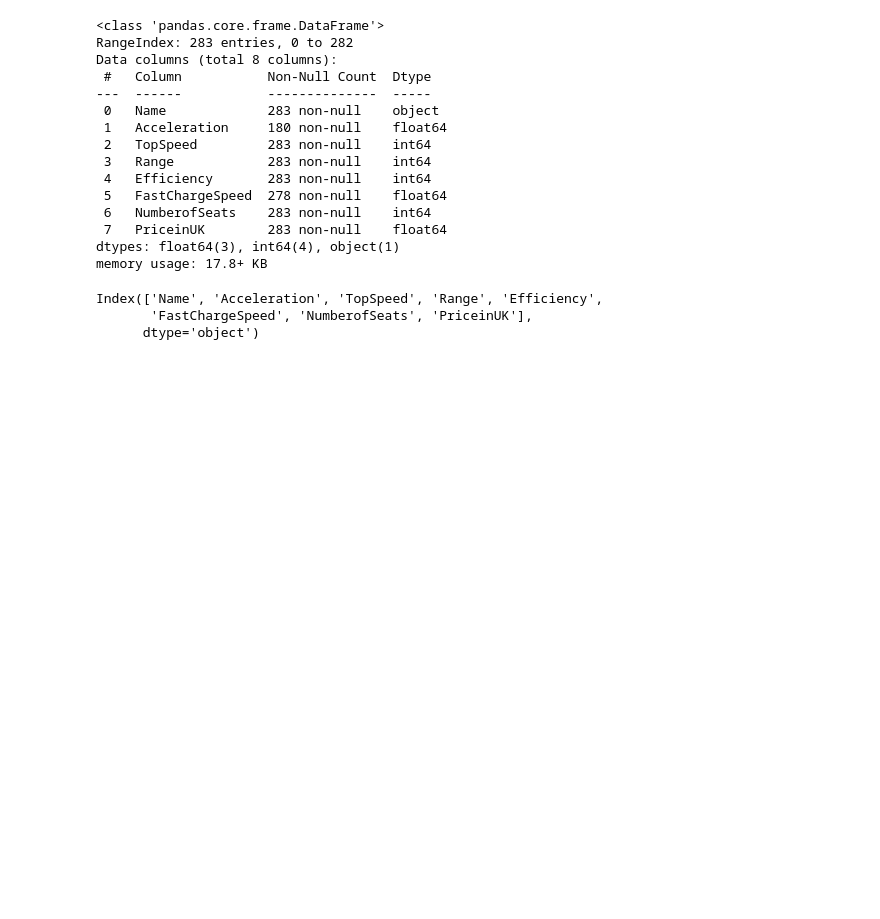
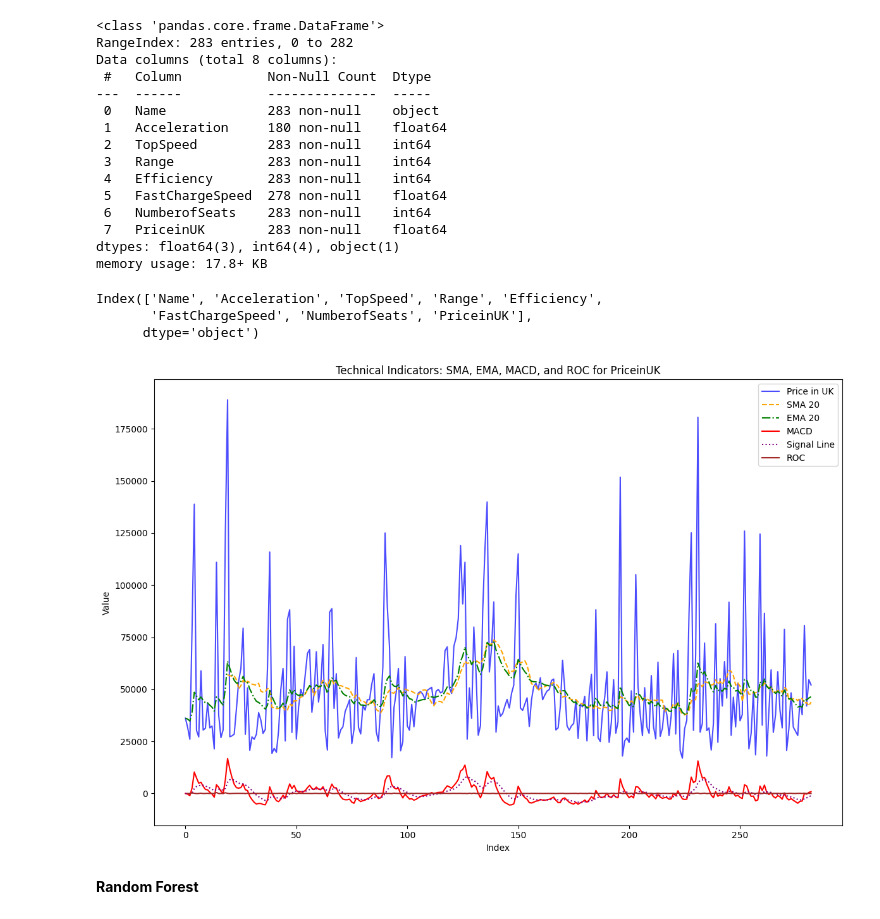
Before and after one commit to inamsatti/ElectricVehicles, a Jupyter notebook: Electric_car_price_prediction.ipynb, the cells around one changed output. Saved outputs shown, nothing was run; the diff lists cells and outputs as text; code cells hidden in the pictures; blank space fills up the shorter version.

```diff
--- a/Electric_car_price_prediction.ipynb
+++ b/Electric_car_price_prediction.ipynb
@@ -67,16 +65,17 @@ msno.matrix(df1,figsize=(10,5),fontsize=10)
 <Axes: >
 [figure]
 # %%
-
-# Removijng currency symbols and convert price columns to numeric values
-df1['PriceinGermany'] = pd.to_numeric(df1['PriceinGermany'].str.replace('€', '').str.replace(',', ''), errors='coerce')
-df1['PriceinUK'] = pd.to_numeric(df1['PriceinUK'].str.replace('£', '').str.replace(',', ''), errors='coerce')
+# Removing currency symbols and convert price columns to numeric values
+# Convert 'PriceinGermany' to string type before using .str
+df1['PriceinGermany'] = pd.to_numeric(df1['PriceinGermany'].astype(str).str.replace('€', '').str.replace(',', ''), errors='coerce')
+df1['PriceinUK'] = pd.to_numeric(df1['PriceinUK'].astype(str).str.replace('£', '').str.replace(',', ''), errors='coerce')
 
 # Removing "km/h" or "km" from relevant columns and convert them to numeric
-df1['TopSpeed'] = pd.to_numeric(df1['TopSpeed'].str.replace(' km/h', ''), errors='coerce')
-df1['Range'] = pd.to_numeric(df1['Range'].str.replace(' km', ''), errors='coerce')
-df1['Efficiency'] = pd.to_numeric(df1['Efficiency'].str.replace(' Wh/km', ''), errors='coerce')
-df1['FastChargeSpeed'] = pd.to_numeric(df1['FastChargeSpeed'].str.replace(' km/h', ''), errors='coerce')
+# Convert relevant columns to string type before using .str
+df1['TopSpeed'] = pd.to_numeric(df1['TopSpeed'].astype(str).str.replace(' km/h', ''), errors='coerce')
+df1['Range'] = pd.to_numeric(df1['Range'].astype(str).str.replace(' km', ''), errors='coerce')
+df1['Efficiency'] = pd.to_numeric(df1['Efficiency'].astype(str).str.replace(' Wh/km', ''), errors='coerce')
+df1['FastChargeSpeed'] = pd.to_numeric(df1['FastChargeSpeed'].astype(str).str.replace(' km/h', ''), errors='coerce')
 # if priceis availale in germany but uk has NaN it will use that price to fill by conbverting german price to uk
 
 df1['PriceinUK'] = df1['PriceinUK'].fillna(df1['PriceinGermany'] * 0.84)
@@ -366,6 +363,61 @@ Index(['Name', 'Acceleration', 'TopSpeed', 'Range', 'Efficiency',
 # %%
 X = df.drop(columns=['Name', 'PriceinUK'])
 y = df['PriceinUK']
+# %%
+# Feature Engineering: SMA, EMA, MACD, ROC
+# PriceinUK is oir feature for the indicators
+
+# Calculating Simple Moving Average (SMA)
+df['SMA_20'] = df['PriceinUK'].rolling(window=20).mean()  # 20-period SMA
+
+# Calculating Exponential Moving Average (EMA)
+df['EMA_20'] = df['PriceinUK'].ewm(span=20, adjust=False).mean()  # 20-period EMA
+
+# Calculating MACD (Moving Average Convergence Divergence)
+# Fast EMA (12-period)
+df['EMA_12'] = df['PriceinUK'].ewm(span=12, adjust=False).mean()
+# Slow EMA (26-period)
+df['EMA_26'] = df['PriceinUK'].ewm(span=26, adjust=False).mean()
+# MACD Line
+df['MACD'] = df['EMA_12'] - df['EMA_26']
+# Signal Line (9-period EMA of MACD)
+df['Signal_Line'] = df['MACD'].ewm(span=9, adjust=False).mean()
+
+
+# Calculating Rate of Change (ROC)
+# 1-period ROC in percentage
+df['ROC'] = df['PriceinUK'].pct_change(periods=1) * 100
+
+# Ploting all indicators in a single plot
+plt.figure(figsize=(12, 8))
+
+# Ploting the original PriceinUK
+plt.plot(df['PriceinUK'], label='Price in UK', color='blue', alpha=0.7)
+
+# Ploting SMA and EMA
+plt.plot(df['SMA_20'], label='SMA 20', color='orange', linestyle='--')
+plt.plot(df['EMA_20'], label='EMA 20', color='green', linestyle='-.')
+
+# Ploting MACD and Signal Line
+plt.plot(df['MACD'], label='MACD', color='red', linestyle='-')
+plt.plot(df['Signal_Line'], label='Signal Line', color='purple', linestyle=':')
+
+# Ploting ROC (Rate of Change)
+plt.plot(df['ROC'], label='ROC', color='brown', linestyle='-')
+
+# Setting t he plot title and labels
+plt.title('Technical Indicators: SMA, EMA, MACD, and ROC for PriceinUK')
+plt.xlabel('Index')
+plt.ylabel('Value')
+plt.legend()
+
+# Show the plot
+plt.tight_layout()
+plt.show()
+# %% [output]
+[figure, added]
+# %% [markdown]
+**Random Forest**
 # %%
 def random_forest(ts,nst):
 
```
Also changed, not shown: parts of 17 cells of this notebook.
